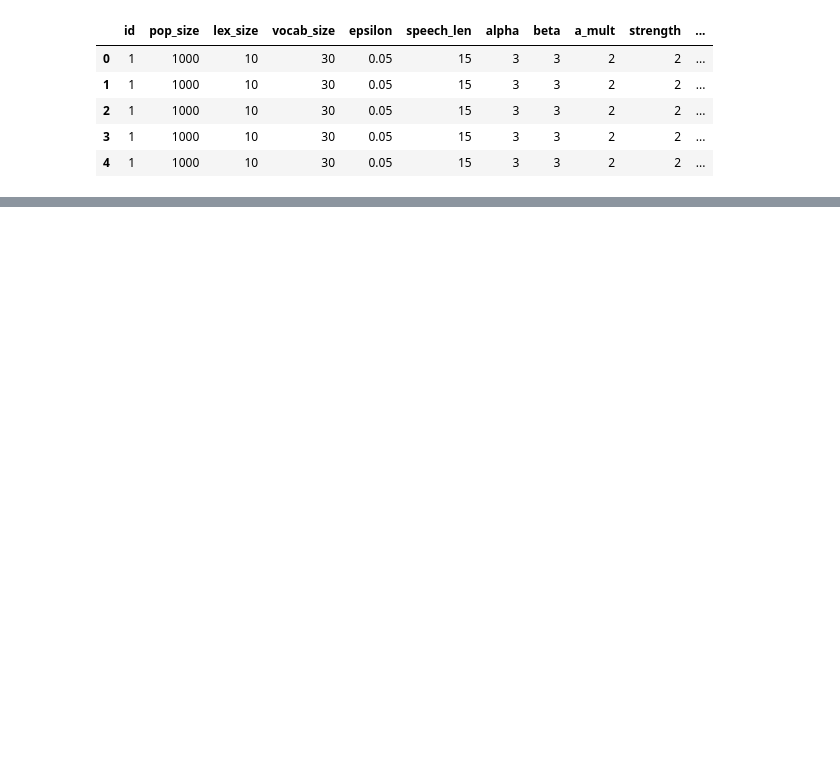
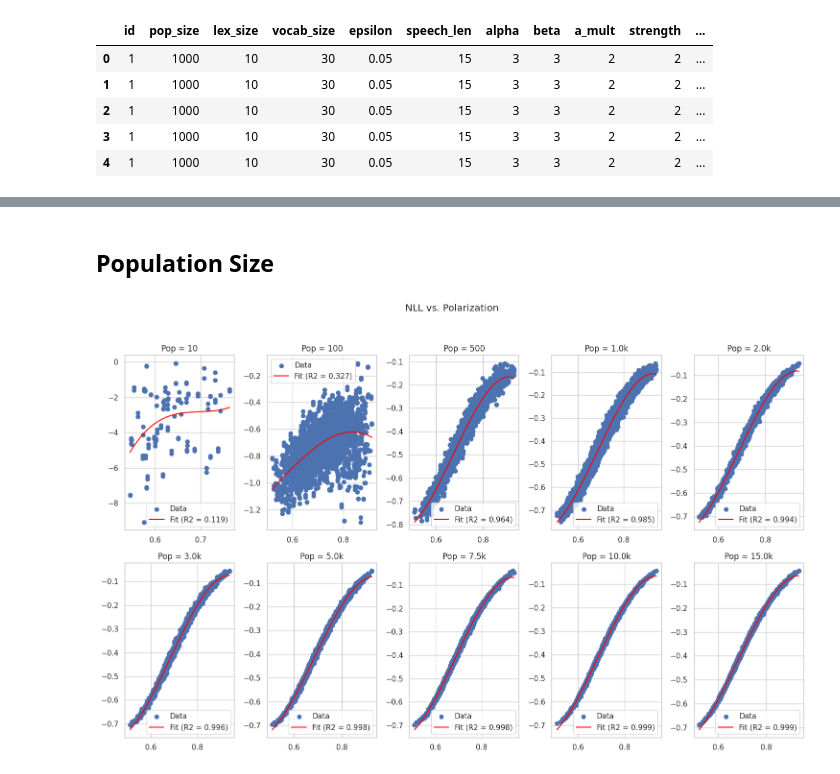
Before and after one commit to jcheigh/fictitious-prediction, a Jupyter notebook: src/analysis.ipynb, the cells around one changed output, grey strips where cells are left out. Saved outputs shown, nothing was run; the diff lists cells and outputs as text; code cells hidden in the pictures; blank space fills up the shorter version.

```diff
--- a/src/analysis.ipynb
+++ b/src/analysis.ipynb
@@ -143,0 +114,80 @@ plot(bce_large)
+# %% [markdown]
+## Population Size
+# %%
+defaults = {
+    "lex_size" : 10,
+    'epsilon'  : 0.05,
+    'alpha'    : 3,
+    'beta'     : 3,
+    'a_mult'   : 2,
+    'scoring'  : 'neg_log_loss',
+    'speech_len' : 15,
+    'strength' : 2,
+    'num_folds' : 5
+}
+pop_to_r2 = {}
+
+def format_number(num):
+    if num >= 1000000:
+        return f"{num/1000000:.1f}m"
+    elif num >= 1000:
+        return f"{num/1000:.1f}k"
+    else:
+        return str(num)
+
+sns.set(style="whitegrid")
+
+# Number of unique population sizes
+n_pop_sizes = len(df['pop_size'].unique())
+
+# Creating a grid for subplots: 3 columns and required number of rows
+n_cols = 5
+n_rows = np.ceil(n_pop_sizes / n_cols).astype(int)
+fig, axes = plt.subplots(n_rows, n_cols, figsize=(15, n_rows * 5))
+
+# Flattening the axes array for easy iteration
+axes = axes.flatten()
+
+for i, pop_size in enumerate(sorted(df['pop_size'].unique())):
+    ax = axes[i]
+    condition = (df['pop_size'] == pop_size)
+    for key, value in defaults.items():
+        condition &= (df[key] == value)
+    pop = df[condition].dropna(subset=['rho', 'score'])
+
+    if not pop.empty:
+        x = pop['rho'].values.reshape(-1, 1)
+        y = pop['score'].values
+
+        # Polynomial regression
+        poly = PolynomialFeatures(3)
+        x_poly = poly.fit_transform(x)
+        model = LinearRegression()
+        model.fit(x_poly, y)
+        # Creating linspace for smooth curve
+        x_linspace = np.linspace(x.min(), x.max(), 500).reshape(-1, 1)
+        x_linspace_poly = poly.transform(x_linspace)
+        y_linspace = model.predict(x_linspace_poly)
+        y_pred = model.predict(x_poly)
+        r2 = r2_score(y, y_pred)
+        pop_to_r2[pop_size] = r2
+
+        # Plotting
+        ax.scatter(x, -y, label='Data')
+        ax.plot(x_linspace, -y_linspace, color='red', label=f'Fit (R2 = {round(r2,3)})')
+        ax.set_title(f'Pop = {format_number(pop_size)}')
+        ax.legend()
+
+# Set the main title for all subplots
+plt.suptitle('NLL vs. Polarization')
+
+# Adjust layout
+plt.tight_layout(rect=[0, 0.03, 1, 0.95])
+
+# Remove unused subplots if any
+for j in range(i+1, n_cols * n_rows):
+    fig.delaxes(axes[j])
+
+plt.show()
+# %% [output]
+[figure, added]
```
Also changed, not shown: parts of 15 cells of this notebook, 3 other files.
